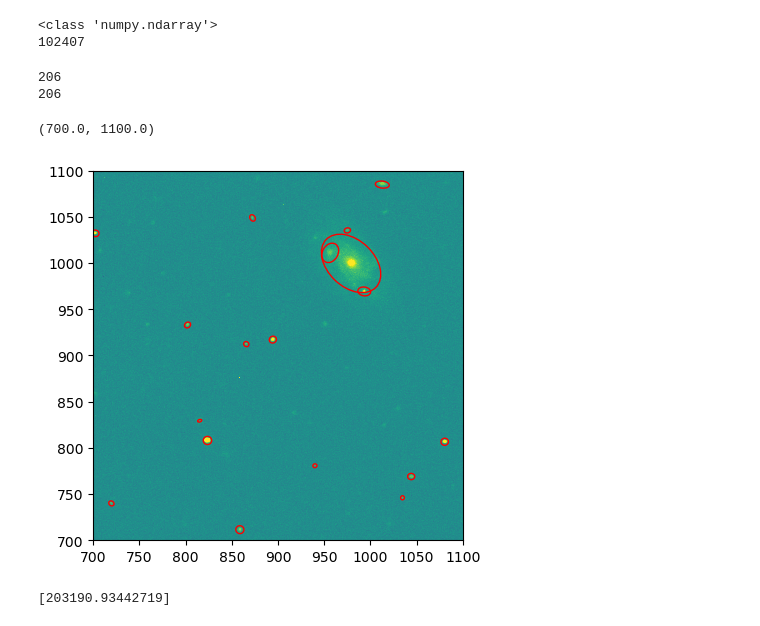
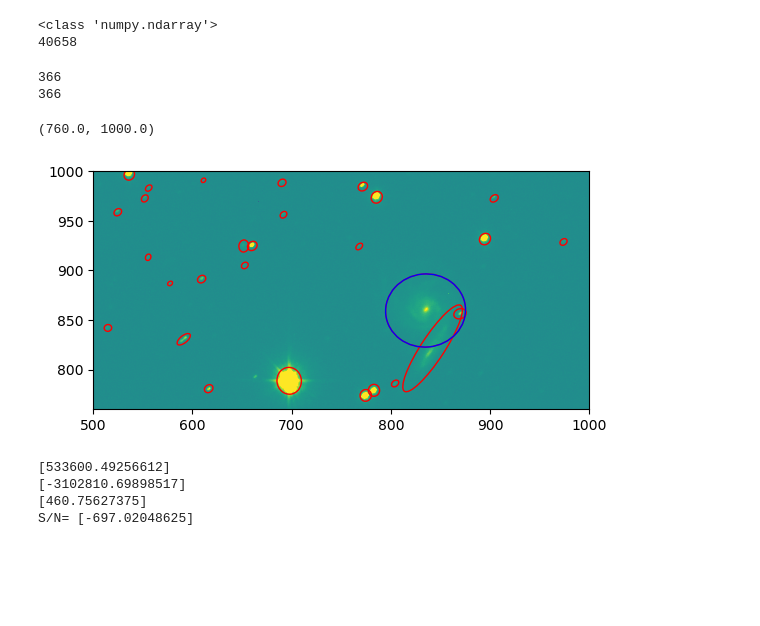
Before and after one commit to gregorycorcoran/Astro-Data, a Jupyter notebook: Calibration2.ipynb, the cells around one changed output. Drawn from its saved outputs; the diff is of its cells as text; code cells hidden in the pictures; blank space fills up the shorter version.

Commit message:
Galaxy Flux Code

```diff
--- a/Calibration2.ipynb
+++ b/Calibration2.ipynb
@@ -11,5 +12,5 @@ from matplotlib.patches import Ellipse
 # %%
-im_test='./WCS_Solved/UGC9374/UGC9374_R.fits'
+im_test='./WCS_Solved/NGC6365A/NGC6365A_R.fits'
 image=fits.open(im_test)[0].data
 hdr=fits.open(im_test)[0].header
 wcs=WCS(hdr)
@@ -47,5 +51,7 @@ data_sub=data-bkg.globalback
 # %%
-objects = sep.extract(data_sub, 5, err=bkg.globalrms)
+objects,seg_map = sep.extract(data_sub, 5, err=bkg.globalrms,segmentation_map=True)
+#objects,seg_map = sep.extract(data_sub, 5, err=bkg.globalrms,segmentation_map=True,deblend_cont=1)#use if no blending wanted
+#seg_map=np.full(image.shape,dtype=int,)
 dists=np.sqrt((objects['x']-target_x)**2+(objects['y']-target_y)**2)
 obj=np.argmin(dists)
 print(objects[obj])
@@ -53,8 +59,11 @@ x=objects['x'][obj]
 y=objects['y'][obj]
 a=objects['a'][obj]
 b=objects['b'][obj]
+#print(x,y)
+obj_seg=seg_map[int(y),int(x)]
+print(obj,obj_seg)
 theta=objects['theta'][obj]#
-print(x,y)
-print(objects['npix'])
-print(objects['npix'][obj])
+#print(x,y)
+#print(objects['npix'])
+#print(objects['npix'][obj])
 # %% [output]
@@ -91,39 +93,64 @@ for i in range(len(mask)):
 print(trues)
 # %% [output]
 <class 'numpy.ndarray'>
-102407
+40658
 # %%
 fig, ax = plt.subplots()
 m, s = np.mean(data_sub), np.std(data_sub)
 im = ax.imshow(data_sub, interpolation='nearest', cmap='viridis',
                vmin=m-s, vmax=m+s, origin='lower')
 areas=[]
 # plot an ellipse for each object
 for i in range(len(objects)):
     areas.append(np.pi*objects['a'][i]*objects['b'][i])
     e = Ellipse(xy=(objects['x'][i], objects['y'][i]),
                 width=6*objects['a'][i],
                 height=6*objects['b'][i],
                 angle=objects['theta'][i] * 180. / np.pi)
     e.set_facecolor('none')
     e.set_edgecolor('red')
     ax.add_artist(e)
 print(np.argmax(areas))
+e1 = Ellipse(xy=(objects['x'][obj], objects['y'][obj]),
+                width=6*objects['a'][obj],
+                height=6*objects['b'][obj],
+                angle=objects['theta'][obj] * 180. / np.pi)
+e1.set_facecolor('none')
+e1.set_edgecolor('blue')
+ax.add_artist(e1)
 #plt.xlim(900,1200)
 #plt.ylim(900,1200)
 print(obj)
-plt.xlim(700,1100)
-plt.ylim(700,1100)
+plt.xlim(500,1000)
+plt.ylim(760,1000)
 # %% [output]
-206
-206
+366
+366
-(700.0, 1100.0)
+(760.0, 1000.0)
-[figure, old version]
+[figure, new version]
-# %%
-kronrad, krflag = sep.kron_radius(data, [x], [y], [a], [b], [theta], 6.0)
-flux, fluxerr, flag = sep.sum_ellipse(data, [x], [y], [a], [b], [theta], 2.5*kronrad,
-                                      subpix=1,bkgann=(3.5*kronrad,4*kronrad),mask=mask)
-flag |= krflag  # combine flags into 'flag'
-print(flux)
-# %% [output]
-[203190.93442719]
+# %%
+#For ngc3705 add a different seg id
+kronrad, krflag = sep.kron_radius(data, [x], [y], [a], [b], [theta], 6.0,segmap=seg_map,seg_id=[obj_seg])
+flux, fluxerr, flag = sep.sum_ellipse(data, [x], [y], [a], [b], [theta], 2*kronrad,
+                                      subpix=1,bkgann=(3.*kronrad,3.5*kronrad),segmap=seg_map,seg_id=[obj_seg])
+ell_flux,ell_fluxerr,flag=sep.sum_ellipse(data, [x], [y], [a], [b], [theta], 2.5*kronrad,
+                                      subpix=1,segmap=seg_map,seg_id=[obj_seg])
+ann_flux,ann_fluxerr,flag=sep.sum_ellipann(data, [x], [y], [a], [b], [theta],3.5*kronrad,4*kronrad,segmap=seg_map,seg_id=[obj_seg],subpix=1)
+flag |= krflag  # combine flags into 'flag'
+print(flux)
+ann_area=np.pi*a*b*((3.5*kronrad)**2-(3*kronrad)**2)
+app_area=np.pi*(a*b*(2.5*kronrad)**2)
+#print(ann_area)
+#print(app_area)
+#print(ell_flux)
+#ann_flux=(n)
+net=ell_flux-ann_flux*(app_area/ann_area)
+sky=ann_flux*(app_area/ann_area)
+print(net)
+print(sky/app_area)
+print('S/N=',(net)/np.sqrt(net+sky))
+# %% [output]
+[533600.49256612]
+[-3102810.69898517]
+[460.75627375]
+S/N= [-697.02048625]
```
Also changed, not shown: parts of 10 cells of this notebook, 4 other files.
